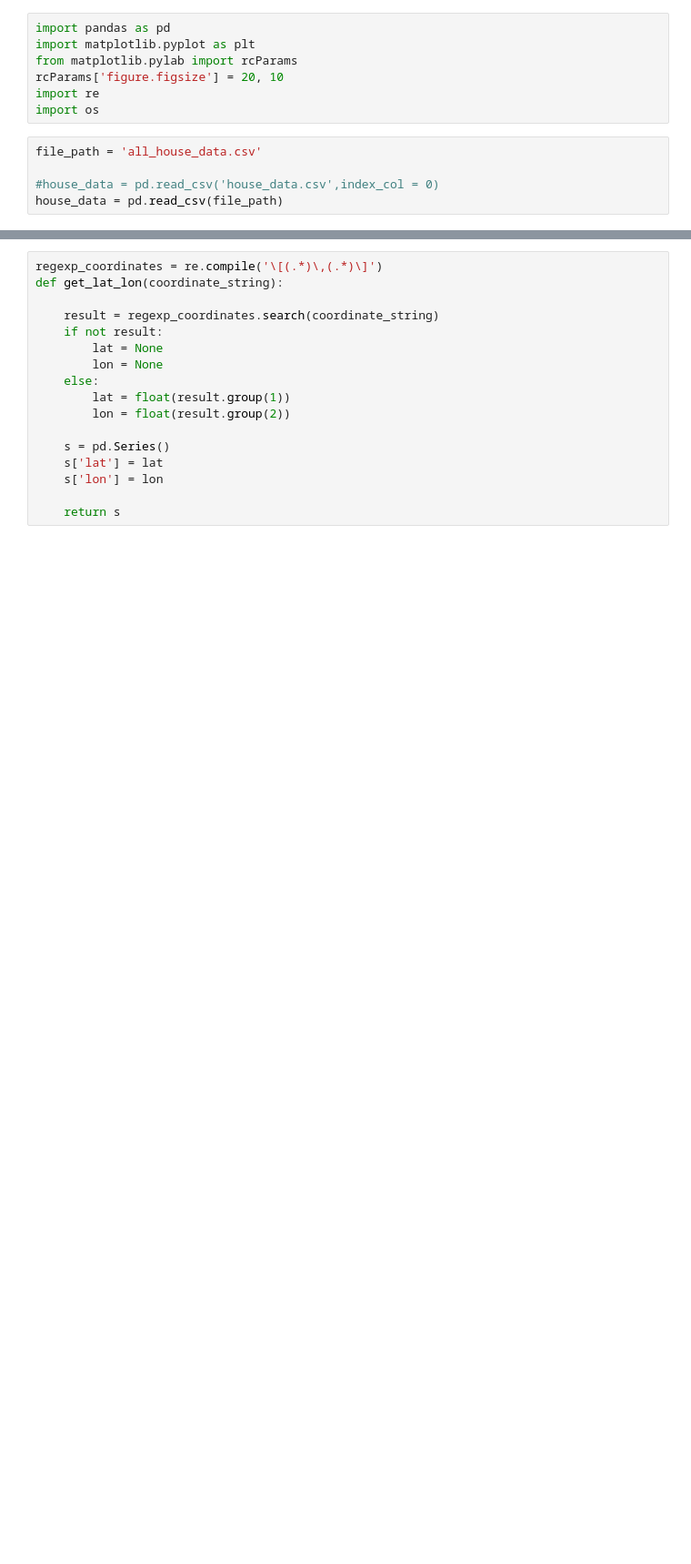
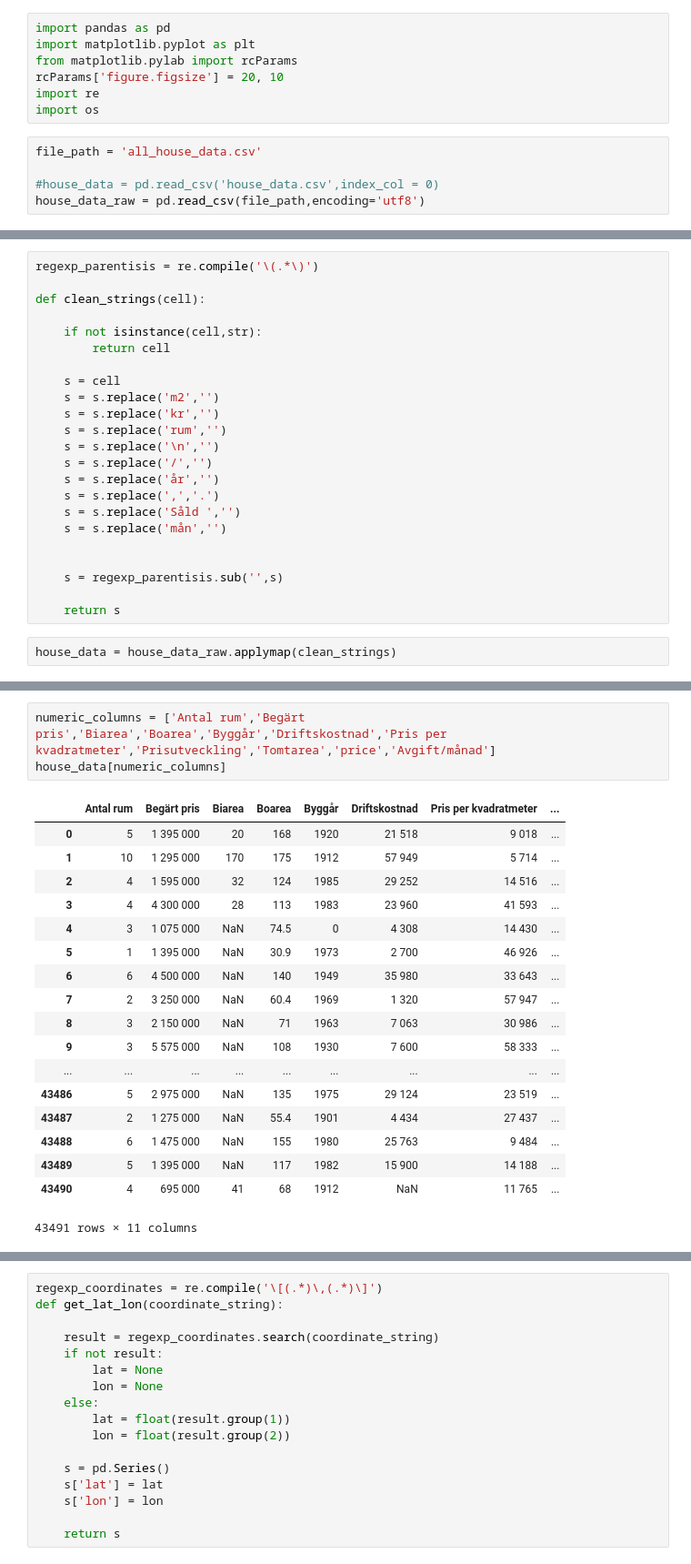
Before and after one commit to martinlarsalbert/hemnet, a Jupyter notebook: 02_cleaning.ipynb, the cells around one changed output, grey strips where cells are left out. Shown at 91% size. Cells and saved outputs as stored; diff of their text form; blank space fills up the shorter version.

```diff
--- a/02_cleaning.ipynb
+++ b/02_cleaning.ipynb
@@ -9,4 +9,4 @@ import os
 file_path = 'all_house_data.csv'
 
 #house_data = pd.read_csv('house_data.csv',index_col = 0)
-house_data = pd.read_csv(file_path)
+house_data_raw = pd.read_csv(file_path,encoding='utf8')
@@ -12,0 +30,25 @@ house_data = pd.read_csv(file_path)
+# %%
+regexp_parentisis = re.compile('\(.*\)')
+
+def clean_strings(cell):
+
+    if not isinstance(cell,str):
+        return cell
+
+    s = cell
+    s = s.replace('m2','')
+    s = s.replace('kr','')
+    s = s.replace('rum','')
+    s = s.replace('\n','')
+    s = s.replace('/','')
+    s = s.replace('år','')
+    s = s.replace(',','.')
+    s = s.replace('Såld ','')
+    s = s.replace('mån','')
+
+
+    s = regexp_parentisis.sub('',s)
+
+    return s
+# %%
+house_data = house_data_raw.applymap(clean_strings)
@@ -12,0 +64,22 @@ house_data = pd.read_csv(file_path)
+# %%
+numeric_columns = ['Antal rum','Begärt pris','Biarea','Boarea','Byggår','Driftskostnad','Pris per kvadratmeter','Prisutveckling','Tomtarea','price','Avgift/månad']
+house_data[numeric_columns]
+# %% [output]
+|  | Antal rum | Begärt pris | Biarea | Boarea | Byggår | Driftskostnad | Pris per kvadratmeter | ... |
+| 0 | 5 | 1 395 000 | 20 | 168 | 1920 | 21 518 | 9 018 | ... |
+| 1 | 10 | 1 295 000 | 170 | 175 | 1912 | 57 949 | 5 714 | ... |
+| 2 | 4 | 1 595 000 | 32 | 124 | 1985 | 29 252 | 14 516 | ... |
+| 3 | 4 | 4 300 000 | 28 | 113 | 1983 | 23 960 | 41 593 | ... |
+| 4 | 3 | 1 075 000 | NaN | 74.5 | 0 | 4 308 | 14 430 | ... |
+| 5 | 1 | 1 395 000 | NaN | 30.9 | 1973 | 2 700 | 46 926 | ... |
+| 6 | 6 | 4 500 000 | NaN | 140 | 1949 | 35 980 | 33 643 | ... |
+| 7 | 2 | 3 250 000 | NaN | 60.4 | 1969 | 1 320 | 57 947 | ... |
+| 8 | 3 | 2 150 000 | NaN | 71 | 1963 | 7 063 | 30 986 | ... |
+| 9 | 3 | 5 575 000 | NaN | 108 | 1930 | 7 600 | 58 333 | ... |
+| ... | ... | ... | ... | ... | ... | ... | ... | ... |
+| 43486 | 5 | 2 975 000 | NaN | 135 | 1975 | 29 124 | 23 519 | ... |
+| 43487 | 2 | 1 275 000 | NaN | 55.4 | 1901 | 4 434 | 27 437 | ... |
+| 43488 | 6 | 1 475 000 | NaN | 155 | 1980 | 25 763 | 9 484 | ... |
+| 43489 | 5 | 1 395 000 | NaN | 117 | 1982 | 15 900 | 14 188 | ... |
+| 43490 | 4 | 695 000 | 41 | 68 | 1912 | NaN | 11 765 | ... |
+43491 rows × 11 columns
```
Also changed, not shown: parts of 24 cells of this notebook, 3 other files.
